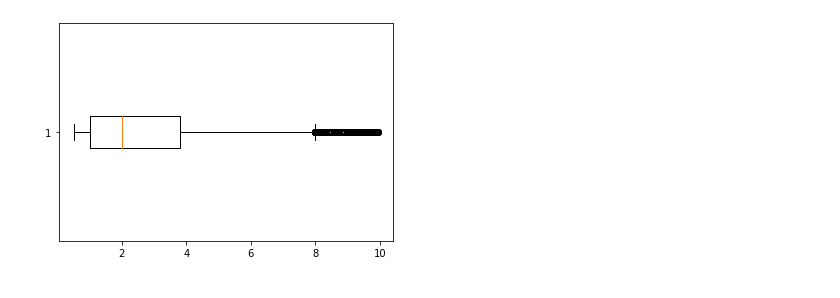
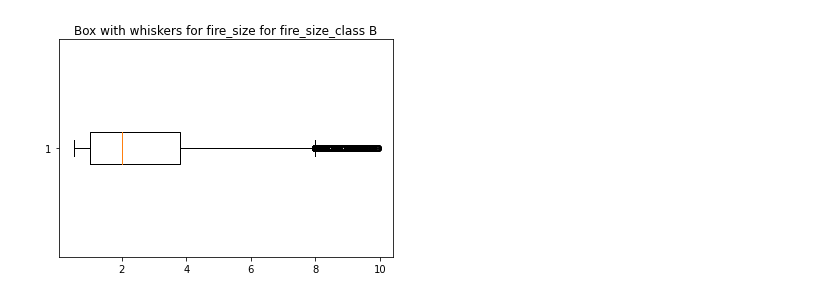
Before and after one commit to PatrykStronski/MultivariateAnalysis_Task1, a Jupyter notebook: fire_size_b.ipynb, the cells around one changed output. Saved outputs shown, nothing was run; the diff lists cells and outputs as text; code cells hidden in the pictures.

```diff
--- a/fire_size_b.ipynb
+++ b/fire_size_b.ipynb
@@ -52,5 +58,6 @@ FOR expon: Kolmogorov-Smirnoff test result KstestResult(statistic=0.970922188893
 # %%
 plt.boxplot(df_sampled[property], vert=False)
+plt.title(f'Box with whiskers for {property} for fire_size_class {s_c}')
 plt.show()
 # %% [output]
-[figure, old version]
+[figure, new version]
```
Also changed, not shown: parts of 4 cells of this notebook, 8 other files.
